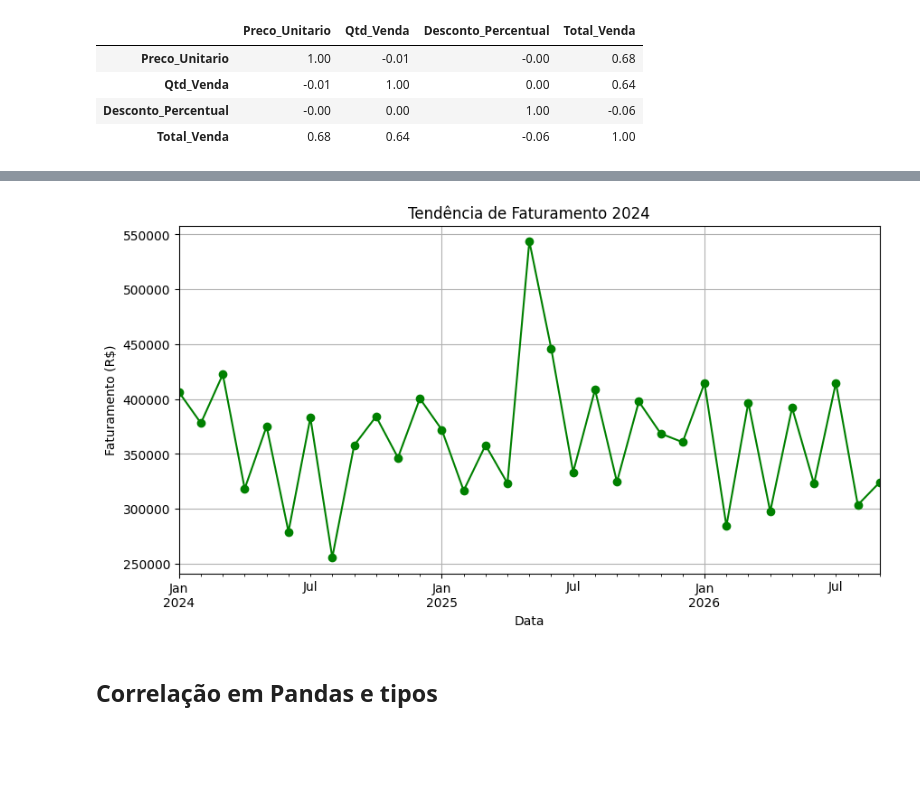
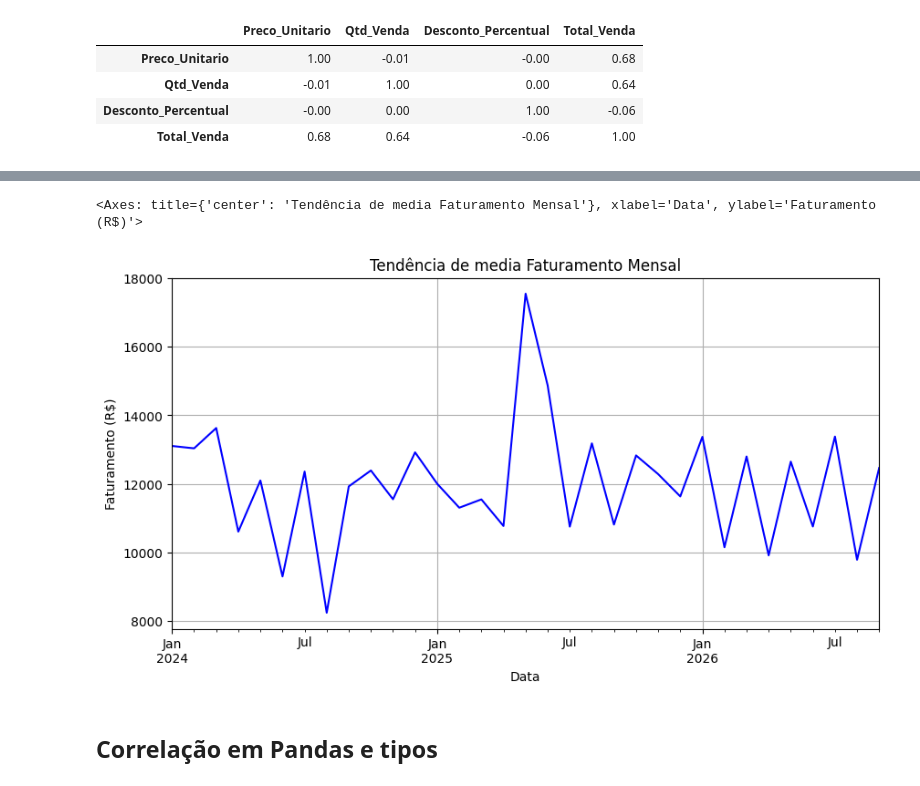
Before and after one commit to Alissonfelipe1234/trilha_dados_agibank, a Jupyter notebook: Modulo 2/Aula 6/index.ipynb, the cells around one changed output, grey strips where cells are left out. Drawn from its saved outputs; the diff is of its cells as text; code cells hidden in the pictures; blank space fills up the shorter version.

```diff
--- a/Modulo 2/Aula 6/index.ipynb
+++ b/Modulo 2/Aula 6/index.ipynb
@@ -15,2 +16,4 @@ df.to_csv('vendas_varejo.csv')
 vendas = pd.read_csv('vendas_varejo.csv', parse_dates=['Data'])
 vendas.set_index('Data', inplace=True)
+# %%
+vendas.set_index('Preco_Unitario')
@@ -138,23 +237,25 @@ display(matriz_corr.style.background_gradient(cmap='coolwarm', axis=None).format
 # %%
 # 1. Primeiro preparamos os dados (Agrupamento por Mês)
 # Resample 'M' agrupa pela média/soma mensal quando o índice é data
-vendas_mensais = vendas['Total_Venda'].resample('ME').sum()
+vendas_mensais = vendas['Total_Venda'].resample('ME').mean()
 
 # 2. Plotagem direta
 # O Pandas usa o matplotlib nos bastidores, mas a sintaxe é pura Orientação a Objeto do Pandas
 grafico = vendas_mensais.plot(
     kind='line',
-    title='Tendência de Faturamento 2024',
+    title='Tendência de media Faturamento Mensal',
     figsize=(10, 5),
     grid=True,
-    marker='o', # Bolinha nos pontos
-    color='green'
+    color='blue',
+    ylabel='Faturamento (R$)'
 )
 
 # Adicionando rótulo Y (opcional, mas bom costume)
-grafico.set_ylabel("Faturamento (R$)");
+# grafico.set_ylabel("Faturamento (R$)");
+display(grafico)
 # %% [output]
+<Axes: title={'center': 'Tendência de media Faturamento Mensal'}, xlabel='Data', ylabel='Faturamento (R$)'>
-[figure, old version]
+[figure, new version]
 # %% [markdown]
 ## Correlação em Pandas e tipos
 # %% [markdown]
```
Also changed, not shown: parts of 20 cells of this notebook, 2 other files.
